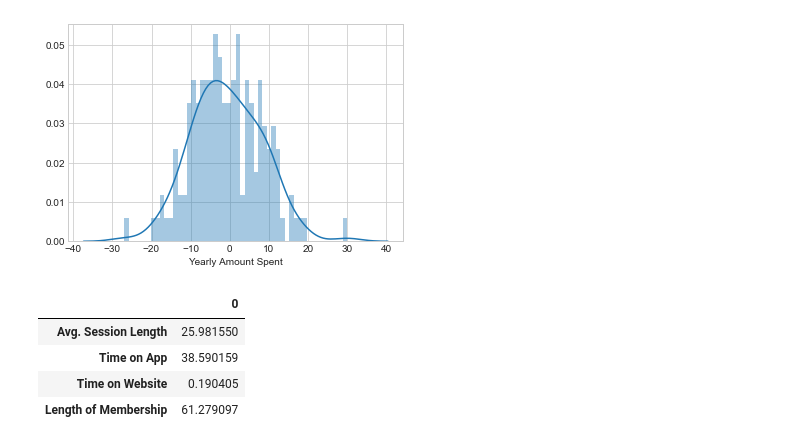
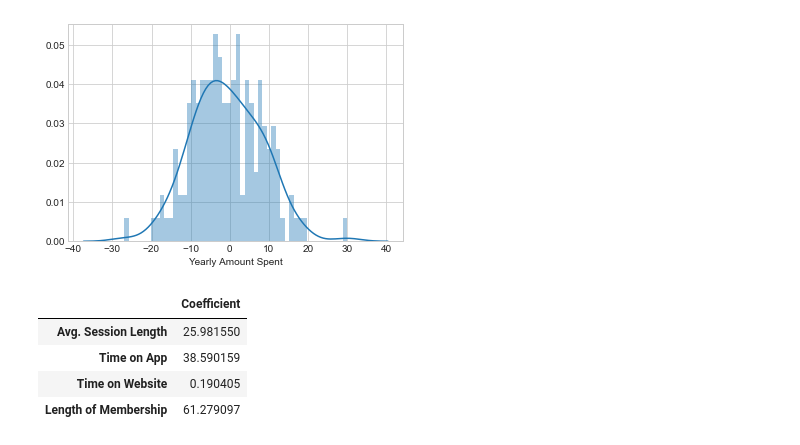
Before and after one commit to jlopez1423/python-linear-regression-ecomm-data, a Jupyter notebook: Linear Regression - Ecommerce Data.ipynb, the cells around one changed output. Saved outputs shown, nothing was run; the diff lists cells and outputs as text; code cells hidden in the pictures.

```diff
--- a/Linear Regression - Ecommerce Data.ipynb
+++ b/Linear Regression - Ecommerce Data.ipynb
@@ -177,14 +177,14 @@ sns.distplot( (y_test-predictions),bins=50 )
 # %%
 ### Conclusion
 #We still want to figure out the answer to the original question,
 #do we focus our efforst on mobile app or website development?
 #Or maybe that doesn't even really matter, and Membership Time is what is really important.
 #Let's see if we can interpret the coefficients at all to get an idea.
 #Recreate the dataframe below.
 pd.DataFrame(data=lm.coef_, index=['Avg. Session Length', 'Time on App', 'Time on Website',
-                                  'Length of Membership'],)
+                                  'Length of Membership'], columns=['Coefficient'])
 # %% [output]
-|  | 0 |
+|  | Coefficient |
 | Avg. Session Length | 25.981550 |
 | Time on App | 38.590159 |
 | Time on Website | 0.190405 |
```
